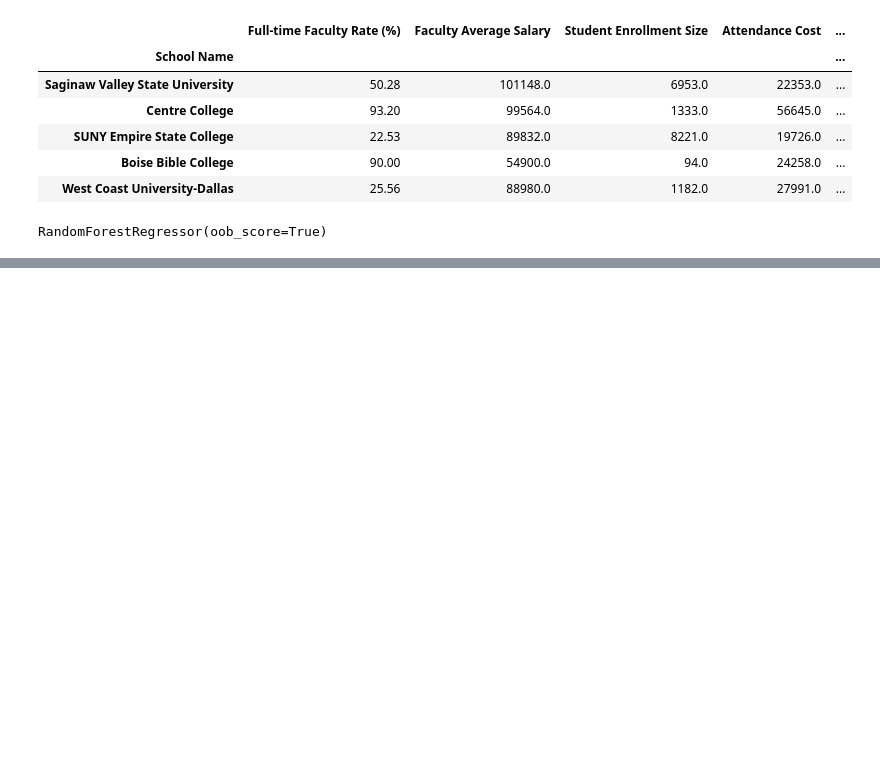
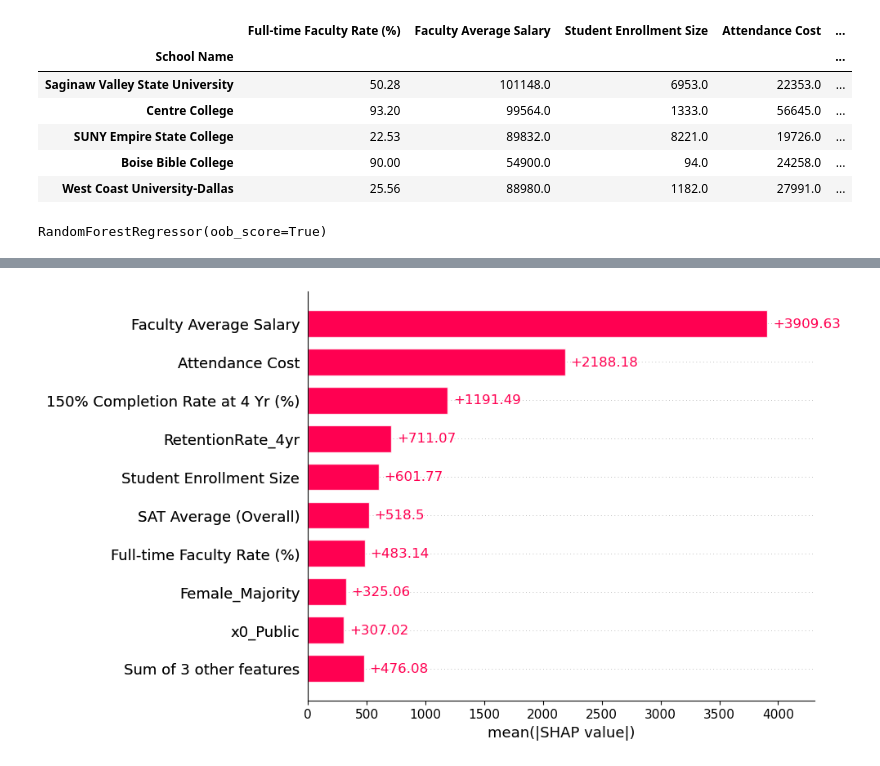
Before and after one commit to runstats21/college-score-card-analysis, a Jupyter notebook: simpleModel+shap.ipynb, the cells around one changed output, grey strips where cells are left out. Saved outputs shown, nothing was run; the diff lists cells and outputs as text; code cells hidden in the pictures; blank space fills up the shorter version.

Commit message:
add local explaination use cases, global effects and interations of faculty average salary

```diff
--- a/simpleModel+shap.ipynb
+++ b/simpleModel+shap.ipynb
@@ -232 +250,6 @@ array([[-1.28206470e+02,  5.35341311e+03, -5.08967522e+02, ...,
+# %%
+# global summary
+shap.plots.bar(shap_values)
+# %% [output]
+[figure, added]
 # %%
```
Also changed, not shown: parts of 14 cells of this notebook.
